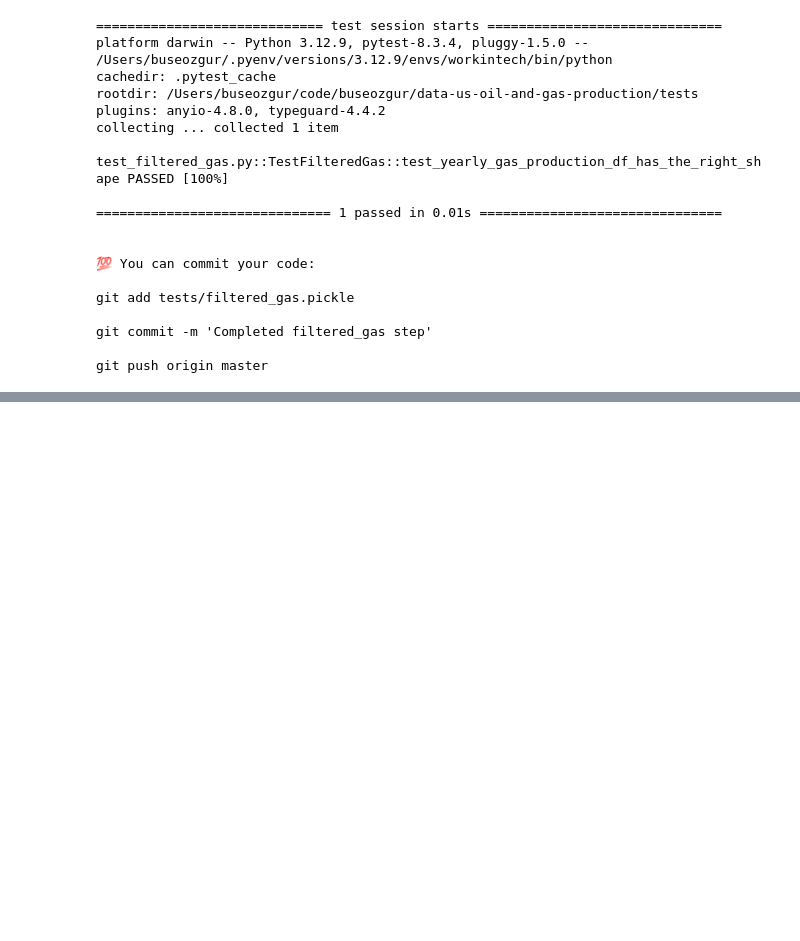
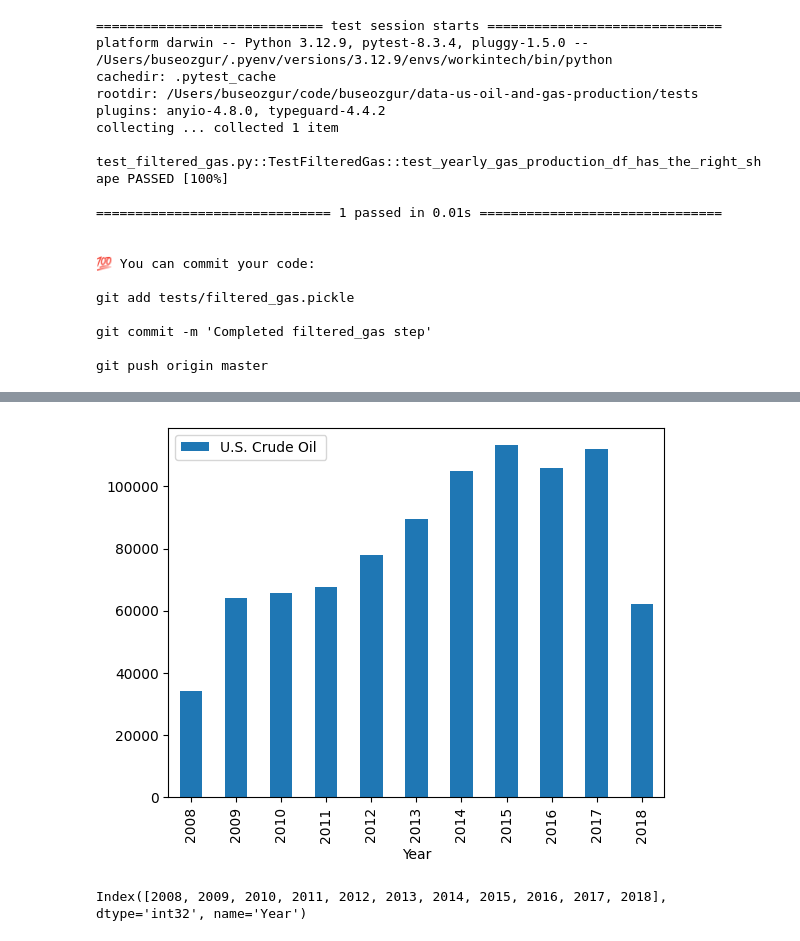
Before and after one commit to buseozgur/data-us-oil-and-gas-production, a Jupyter notebook: oil_and_gas.ipynb, the cells around one changed output, grey strips where cells are left out. Cells and saved outputs as stored; diff of their text form; code cells hidden in the pictures; blank space fills up the shorter version.

```diff
--- a/oil_and_gas.ipynb
+++ b/oil_and_gas.ipynb
@@ -259,0 +281,4 @@ git push origin master
+# %%
+file = "data/U.S._crude_oil_production.csv"
+oil_df = pd.read_csv(file, decimal=",", parse_dates = ["Month"])
+oil_df.head(3)
@@ -259,0 +319,4 @@ git push origin master
+# %%
+yearly_oil_df = oil_df.groupby(oil_df["Month"].dt.year).sum(numeric_only = True)
+yearly_oil_df.index.name = "Year"
+yearly_oil_df
@@ -259,0 +338,3 @@ git push origin master
+# %%
+yearly_oil_df.columns = yearly_oil_df.columns.str.strip()
+yearly_oil_df.columns
@@ -259,0 +350,9 @@ git push origin master
+# %%
+
+plot = yearly_oil_df.filter(items=['U.S. Crude Oil']).plot(kind='bar');
+# %% [output]
+[figure, added]
+# %%
+yearly_oil_df.index
+# %% [output]
+Index([2008, 2009, 2010, 2011, 2012, 2013, 2014, 2015, 2016, 2017, 2018], dtype='int32', name='Year')
```
Also changed, not shown: parts of 14 cells of this notebook, 1 other file.
